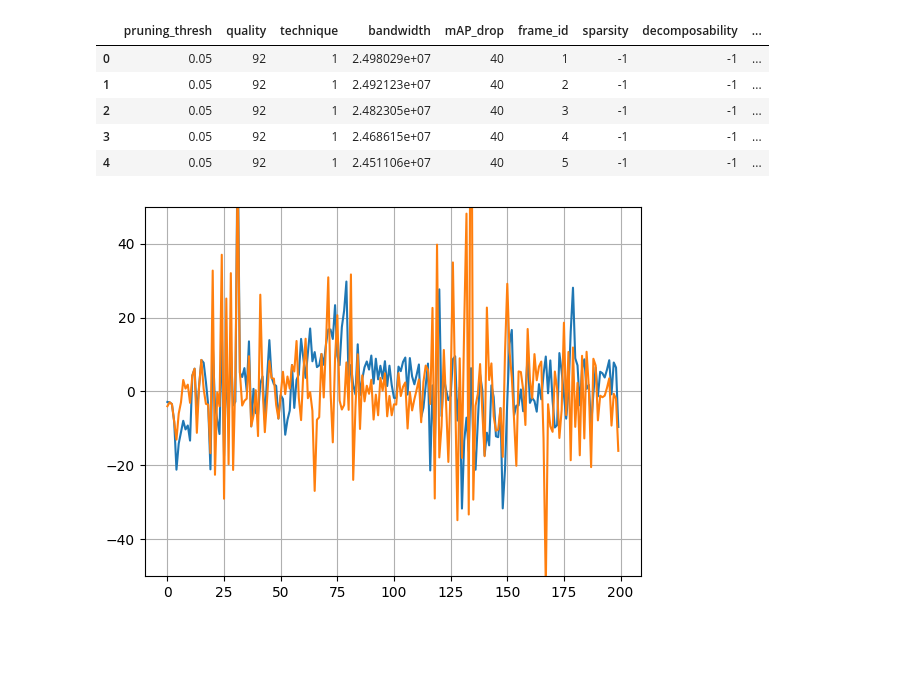
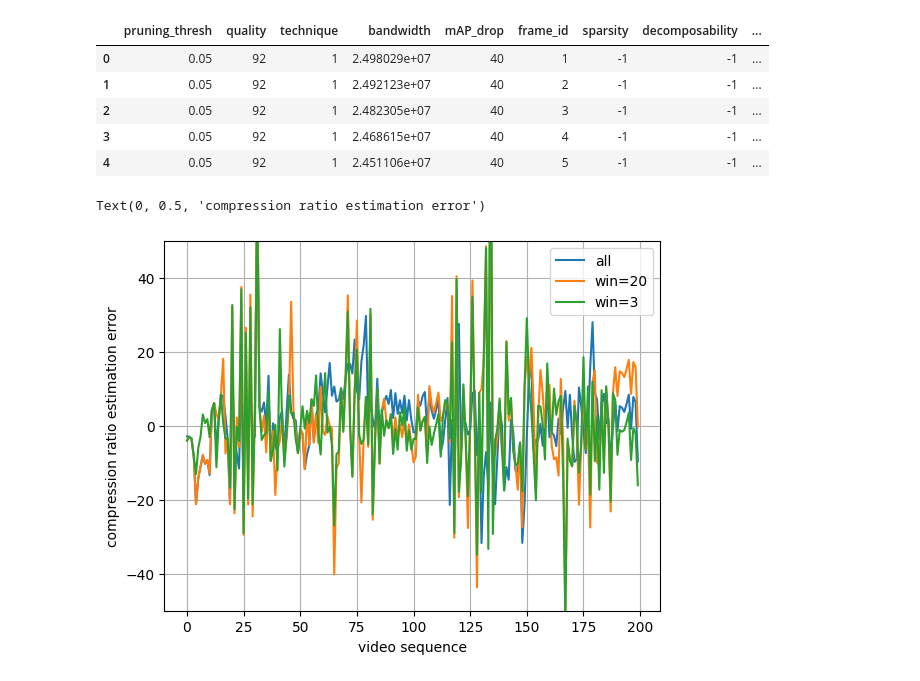
Before and after one commit to Rexyyj/split_DNN_framework, a Jupyter notebook: dynamic_framework/linearality_analysis/analysis_jpeg_dynamic2_cmp.ipynb, the cells around one changed output. Cells and saved outputs as stored; diff of their text form; code cells hidden in the pictures; blank space fills up the shorter version.

```diff
--- a/dynamic_framework/linearality_analysis/analysis_jpeg_dynamic2_cmp.ipynb
+++ b/dynamic_framework/linearality_analysis/analysis_jpeg_dynamic2_cmp.ipynb
@@ -29,12 +29,13 @@ cmp_m = df["cmp"].to_numpy()
 est_err = []
 history_point = []
 history_snr =[]
-
+est_all = []
 for i in range(len(thresh)):
     sample_points = sample_space+history_point
     sample_snrs = sample_space_cmp +history_snr
     # snr_est = griddata(sample_points, sample_snrs, (thresh[i],quality[i]), method='cubic')
     snr_est = griddata(sample_points, sample_snrs, (thresh[i],quality[i]), method='linear')
+    est_all.append(snr_est)
     est_err.append(snr_est-cmp_m[i])
     history_point.append((thresh[i],quality[i]))
     history_snr.append(cmp_m[i])
@@ -60,11 +61,38 @@ for i in range(len(thresh)):
         index = i%window_size
         history_point[index] = (thresh[i],quality[i])
         history_snr[index] =  cmp_m[i]
+# %%
+est_err_window2 = []
+est_snr_window2 = []
+window_size = 20
+history_point2 = []
+history_snr2 =[]
+
+for i in range(len(thresh)):
+    sample_points = sample_space+history_point2
+    sample_snrs = sample_space_cmp +history_snr2
+    # snr_est = griddata(sample_points, sample_snrs, (thresh[i],quality[i]), method='cubic')
+    snr_est = griddata(sample_points, sample_snrs, (thresh[i],quality[i]), method='cubic')
+    est_snr_window2.append(snr_est)
+    est_err_window2.append(snr_est-cmp_m[i])
+
+    if len(history_point2)<window_size:
+        history_point2.append((thresh[i],quality[i]))
+        history_snr2.append(cmp_m[i])
+    else:
+        index = i%window_size
+        history_point2[index] = (thresh[i],quality[i])
+        history_snr2[index] =  cmp_m[i]
 # %%
 plt.figure()
-plt.plot(est_err)
-plt.plot(est_err_window)
+plt.plot(est_err,label="all")
+plt.plot(est_err_window2, label="win=20")
+plt.plot(est_err_window,label="win=3")
 plt.ylim([-50,50])
+plt.legend()
 plt.grid()
+plt.xlabel("video sequence")
+plt.ylabel("compression ratio estimation error")
 # %% [output]
+Text(0, 0.5, 'compression ratio estimation error')
-[figure, old version]
+[figure, new version]
```
Also changed, not shown: parts of 3 cells of this notebook, 4 other files.
